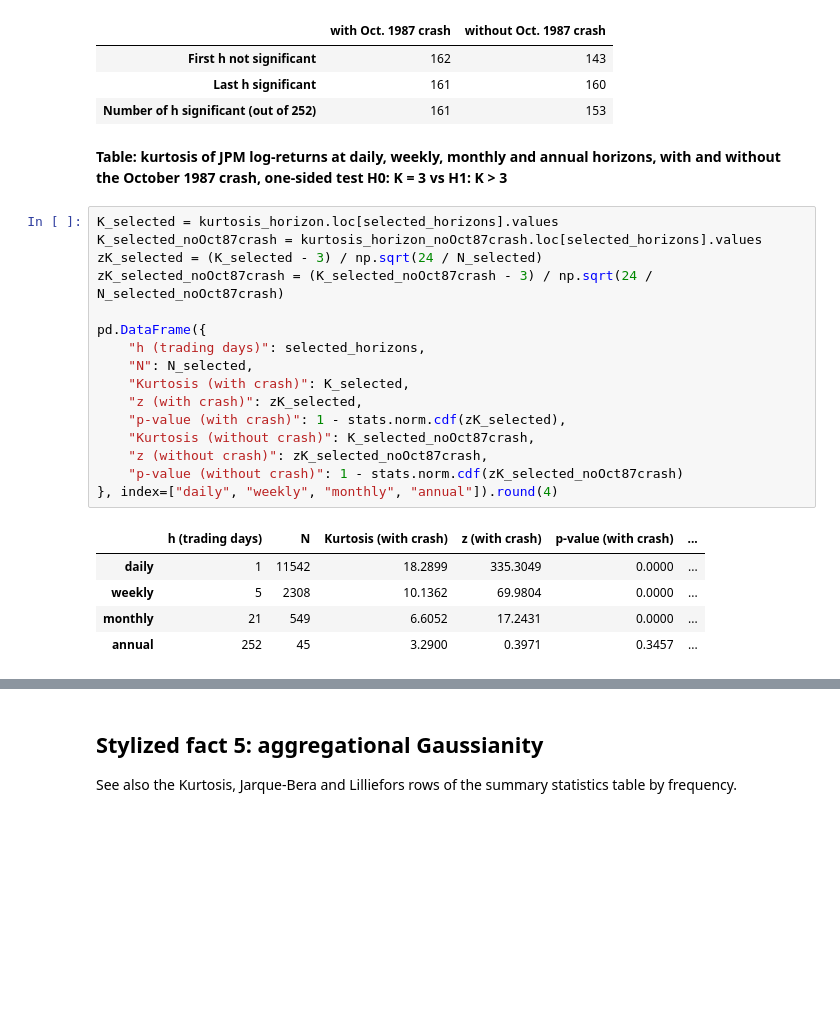
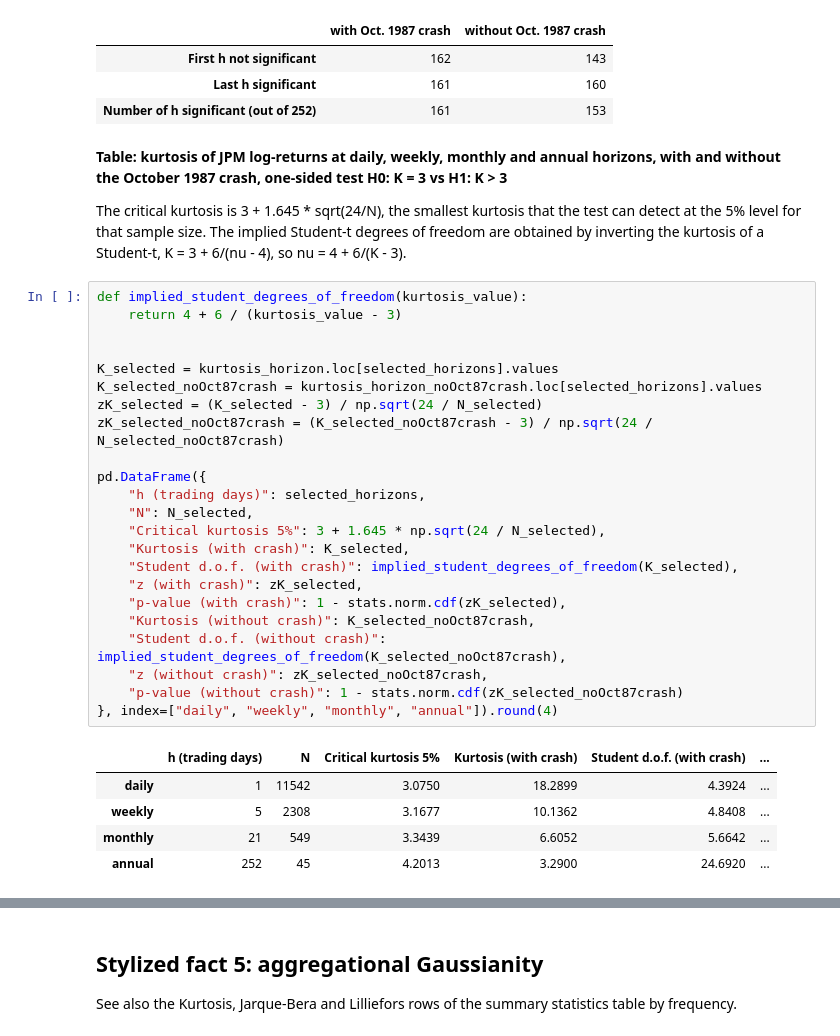
Before and after one commit to tomrousselet/jpm-stylized-facts-factor-models, a Jupyter notebook: JPM_financial_econometrics.ipynb, the cells around one changed output, grey strips where cells are left out. Drawn from its saved outputs; the diff is of its cells as text; blank space fills up the shorter version.

```diff
--- a/JPM_financial_econometrics.ipynb
+++ b/JPM_financial_econometrics.ipynb
@@ -539,25 +567,34 @@ pd.DataFrame({"with Oct. 1987 crash": crossing_horizons_kurtosis(kurtosis_horizo
 | Number of h significant (out of 252) | 161 | 153 |
 # %% [markdown]
 **Table: kurtosis of JPM log-returns at daily, weekly, monthly and annual horizons, with and without the October 1987 crash, one-sided test H0: K = 3 vs H1: K > 3**
+
+The critical kurtosis is 3 + 1.645 * sqrt(24/N), the smallest kurtosis that the test can detect at the 5% level for that sample size. The implied Student-t degrees of freedom are obtained by inverting the kurtosis of a Student-t, K = 3 + 6/(nu - 4), so nu = 4 + 6/(K - 3).
 # %%
+def implied_student_degrees_of_freedom(kurtosis_value):
+    return 4 + 6 / (kurtosis_value - 3)
+
+
 K_selected = kurtosis_horizon.loc[selected_horizons].values
 K_selected_noOct87crash = kurtosis_horizon_noOct87crash.loc[selected_horizons].values
 zK_selected = (K_selected - 3) / np.sqrt(24 / N_selected)
 zK_selected_noOct87crash = (K_selected_noOct87crash - 3) / np.sqrt(24 / N_selected_noOct87crash)
 
 pd.DataFrame({
     "h (trading days)": selected_horizons,
     "N": N_selected,
+    "Critical kurtosis 5%": 3 + 1.645 * np.sqrt(24 / N_selected),
     "Kurtosis (with crash)": K_selected,
+    "Student d.o.f. (with crash)": implied_student_degrees_of_freedom(K_selected),
     "z (with crash)": zK_selected,
     "p-value (with crash)": 1 - stats.norm.cdf(zK_selected),
     "Kurtosis (without crash)": K_selected_noOct87crash,
+    "Student d.o.f. (without crash)": implied_student_degrees_of_freedom(K_selected_noOct87crash),
     "z (without crash)": zK_selected_noOct87crash,
     "p-value (without crash)": 1 - stats.norm.cdf(zK_selected_noOct87crash)
 }, index=["daily", "weekly", "monthly", "annual"]).round(4)
 # %% [output]
-|  | h (trading days) | N | Kurtosis (with crash) | z (with crash) | p-value (with crash) | ... |
-| daily | 1 | 11542 | 18.2899 | 335.3049 | 0.0000 | ... |
-| weekly | 5 | 2308 | 10.1362 | 69.9804 | 0.0000 | ... |
-| monthly | 21 | 549 | 6.6052 | 17.2431 | 0.0000 | ... |
-| annual | 252 | 45 | 3.2900 | 0.3971 | 0.3457 | ... |
+|  | h (trading days) | N | Critical kurtosis 5% | Kurtosis (with crash) | Student d.o.f. (with crash) | ... |
+| daily | 1 | 11542 | 3.0750 | 18.2899 | 4.3924 | ... |
+| weekly | 5 | 2308 | 3.1677 | 10.1362 | 4.8408 | ... |
+| monthly | 21 | 549 | 3.3439 | 6.6052 | 5.6642 | ... |
+| annual | 252 | 45 | 4.2013 | 3.2900 | 24.6920 | ... |
```
Also changed, not shown: parts of 65 cells of this notebook.
